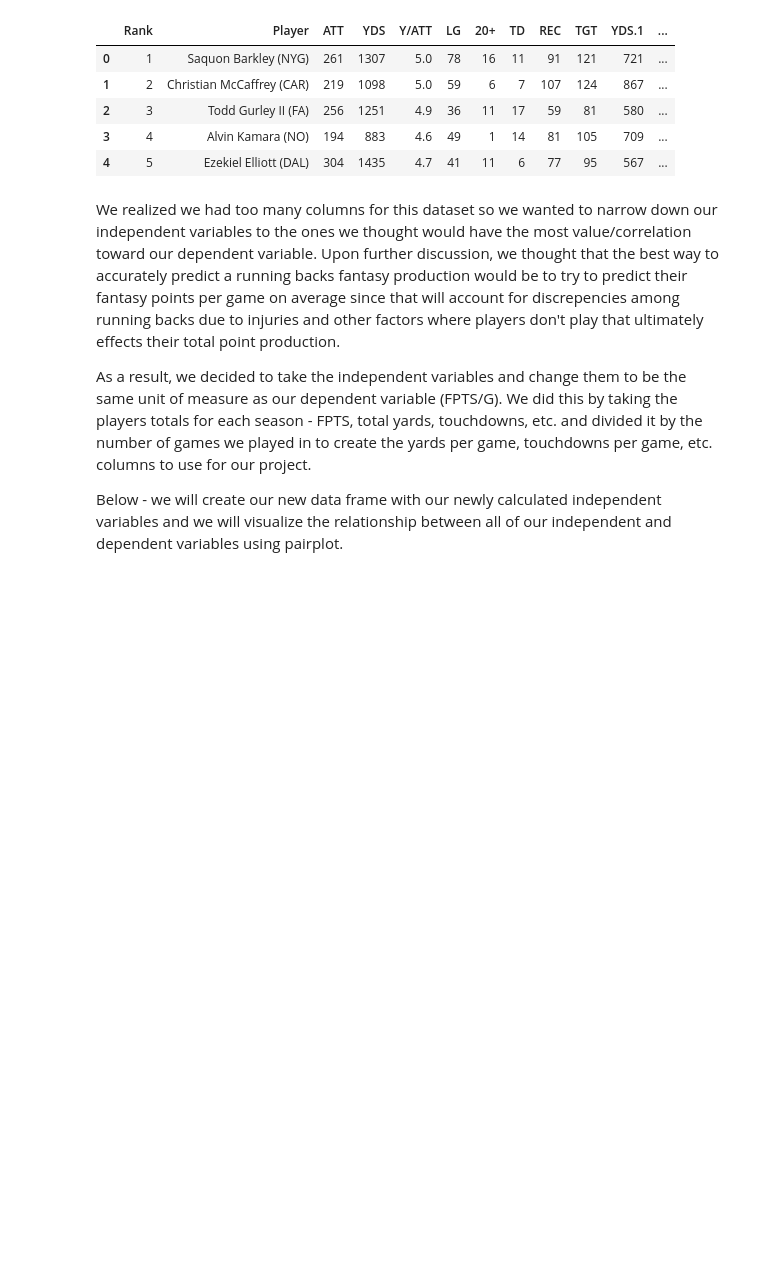
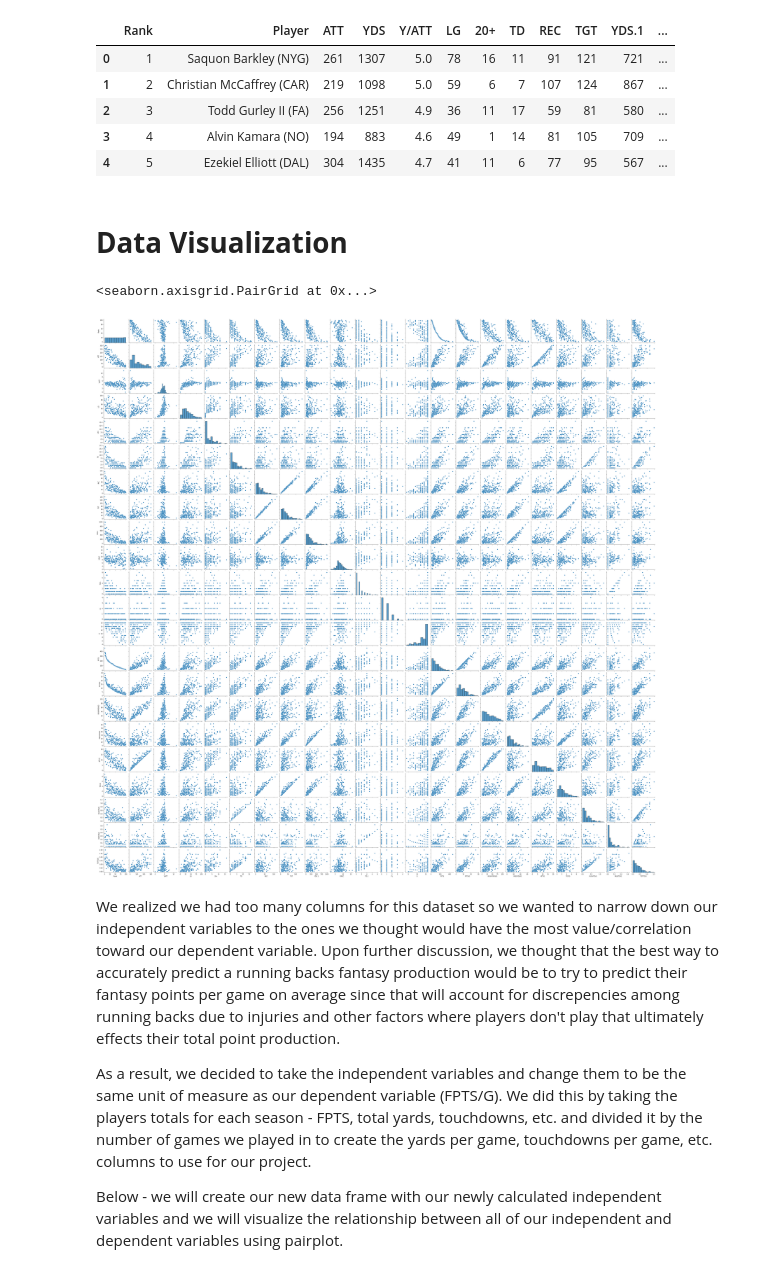
Before and after one commit to anuj-m-sharma/NFL-Analysis, a Jupyter notebook: src/Project.ipynb, the cells around one changed output. Saved outputs shown, nothing was run; the diff lists cells and outputs as text; code cells hidden in the pictures; blank space fills up the shorter version.

```diff
--- a/src/Project.ipynb
+++ b/src/Project.ipynb
@@ -85,12 +89,17 @@ df.head()
 | 2 | 3 | Todd Gurley II (FA) | 256 | 1251 | 4.9 | 36 | 11 | 17 | 59 | 81 | 580 | ... |
 | 3 | 4 | Alvin Kamara (NO) | 194 | 883 | 4.6 | 49 | 1 | 14 | 81 | 105 | 709 | ... |
 | 4 | 5 | Ezekiel Elliott (DAL) | 304 | 1435 | 4.7 | 41 | 11 | 6 | 77 | 95 | 567 | ... |
+# %% [markdown]
+# **Data Visualization**
 # %%
-#sns.pairplot(df)
+sns.pairplot(df)
 
 # After loading in our data, we want to create a pairplot with our dataset to see the correlation
 # between our independent variables and dependent variables. After creating our pairplot we realized that
 # we have way too many independent variables and need to eliminate some to build our models
+# %% [output]
+<seaborn.axisgrid.PairGrid at 0x...>
+[figure, added]
 # %% [markdown]
 We realized we had too many columns for this dataset so we wanted to narrow down our independent variables to the ones we thought would have the most value/correlation toward our dependent variable. Upon further discussion, we thought that the best way to accurately predict a running backs fantasy production would be to try to predict their fantasy points per game on average since that will account for discrepencies among running backs due to injuries and other factors where players don't play that ultimately effects their total point production.
 
```
Also changed, not shown: parts of 8 cells of this notebook.
